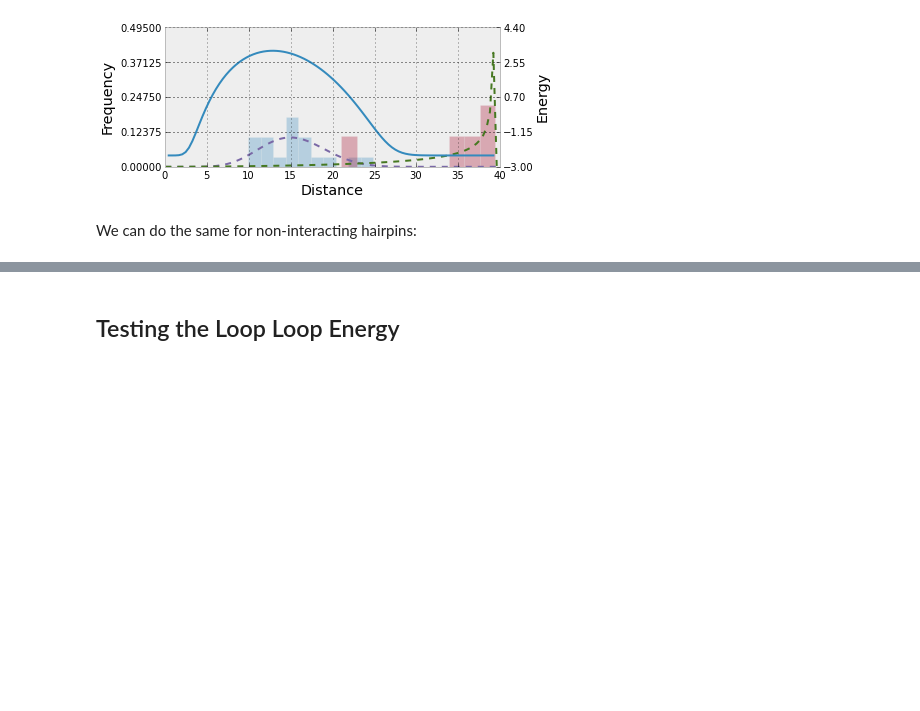
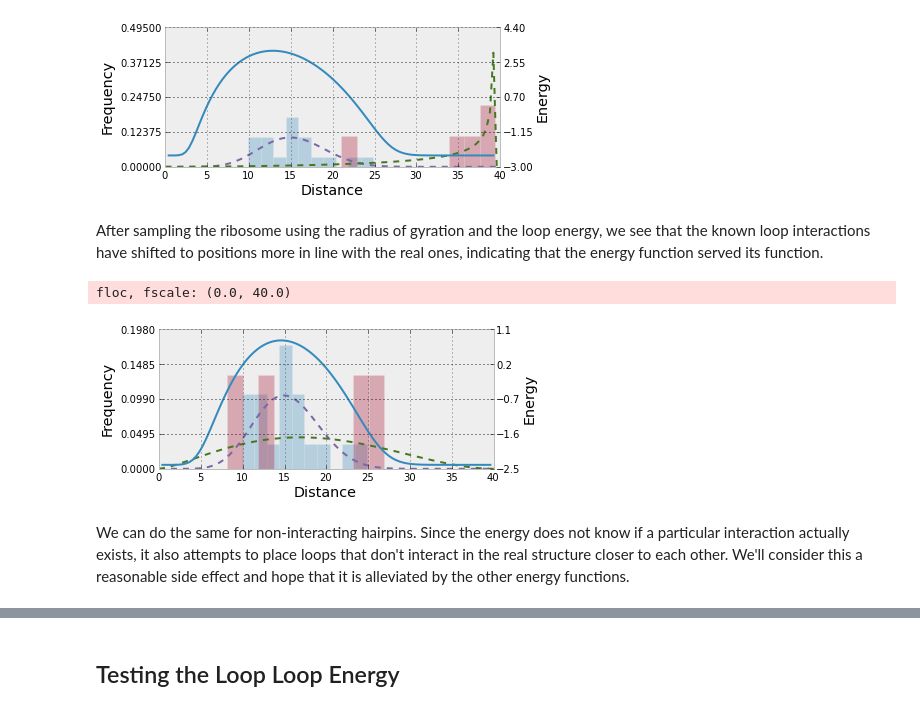
Before and after one commit to ViennaRNA/ernwin, a Jupyter notebook: ipy_notebook_ernwin.ipynb, the cells around one changed output, grey strips where cells are left out. Cells and saved outputs as stored; diff of their text form; code cells hidden in the pictures; blank space fills up the shorter version.

```diff
--- a/ipy_notebook_ernwin.ipynb
+++ b/ipy_notebook_ernwin.ipynb
@@ -258,8 +265,19 @@ plot_real_vs_sampled(ll_y['dist'], sll_y['dist'], floc=0.)
 # %% [output]
 floc, fscale: (0.0, 39.369335999999997)
 [figure]
-# %% [markdown]
-We can do the same for non-interacting hairpins:
+# %% [markdown]
+After sampling the ribosome using the radius of gyration and the loop energy, we see that the known loop interactions have shifted to positions more in line with the real ones, indicating that the energy function served its function.
+# %%
+(ll, ll_y, ll_n) = load_interactions('fess/stats/temp.longrange.stats', 'h', 'h')
+#(sll, sll_y, sll_n) = load_interactions('fess/stats/temp.longrange.stats.sampled', 'h', 'h')
+(sll, sll_y, sll_n) = load_interactions('fess/stats/temp.longrange.random_loop_radius_of_gyration_beta_29.stats', 'h', 'h')
+
+plot_real_vs_sampled(ll_y['dist'], sll_y['dist'], floc=0., fscale=40.)
+# %% [output]
+floc, fscale: (0.0, 40.0)
+[figure, added]
+# %% [markdown]
+We can do the same for non-interacting hairpins. Since the energy does not know if a particular interaction actually exists, it also attempts to place loops that don't interact in the real structure closer to each other. We'll consider this a reasonable side effect and hope that it is alleviated by the other energy functions.
 # %%
 plot_real_vs_sampled(ll_n['dist'], sll_n['dist'], floc=0.)
 # %% [output]
```
Also changed, not shown: parts of 9 cells of this notebook.
